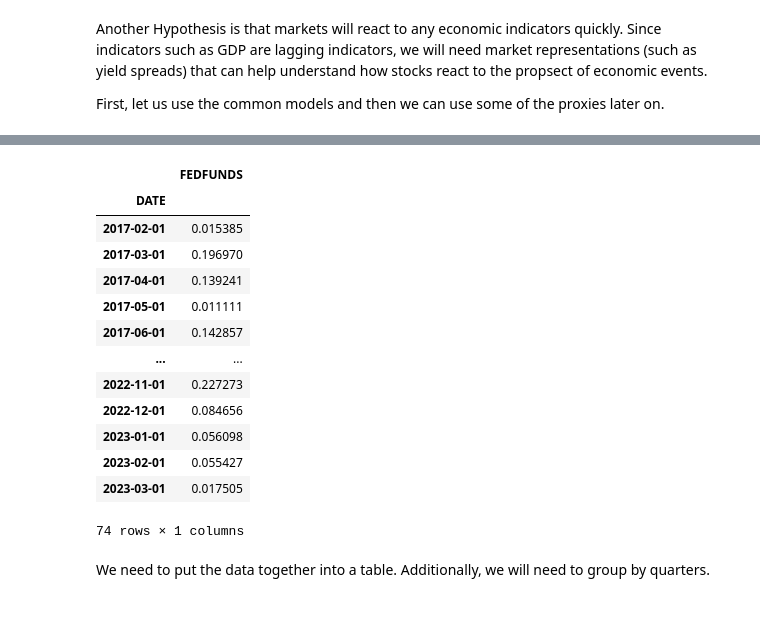
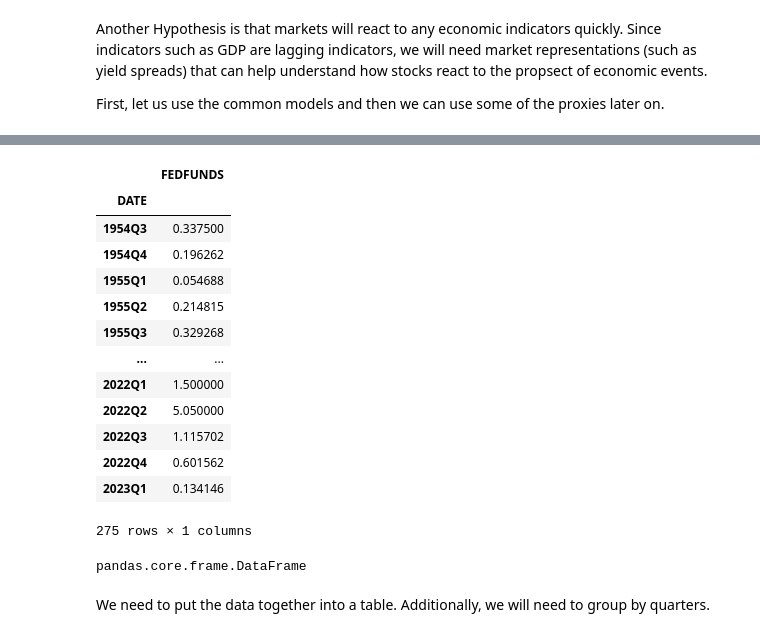
Before and after one commit to vargopal/stockMarket, a Jupyter notebook: F455_project.ipynb, the cells around one changed output, grey strips where cells are left out. Saved outputs shown, nothing was run; the diff lists cells and outputs as text; code cells hidden in the pictures.

```diff
--- a/F455_project.ipynb
+++ b/F455_project.ipynb
@@ -213,3 +196,6 @@ unemp
 # %%
 # Interest Rates (10 yr treasury rates)
 irate = pdr.get_data_fred('FEDFUNDS', 1953)
+irate = irate.pct_change().dropna()
+irate = irate.resample('Q').apply(lambda x: (1+x).product()-1)
+irate.index = irate.index.to_period('Q')
@@ -218,19 +202,23 @@ irate = irate.pct_change().dropna()
 # %%
-irate[750:]
+irate
 # %% [output]
 |  | FEDFUNDS |
 | DATE |  |
-| 2017-02-01 | 0.015385 |
-| 2017-03-01 | 0.196970 |
-| 2017-04-01 | 0.139241 |
-| 2017-05-01 | 0.011111 |
-| 2017-06-01 | 0.142857 |
+| 1954Q3 | 0.337500 |
+| 1954Q4 | 0.196262 |
+| 1955Q1 | 0.054688 |
+| 1955Q2 | 0.214815 |
+| 1955Q3 | 0.329268 |
 | ... | ... |
-| 2022-11-01 | 0.227273 |
-| 2022-12-01 | 0.084656 |
-| 2023-01-01 | 0.056098 |
-| 2023-02-01 | 0.055427 |
-| 2023-03-01 | 0.017505 |
+| 2022Q1 | 1.500000 |
+| 2022Q2 | 5.050000 |
+| 2022Q3 | 1.115702 |
+| 2022Q4 | 0.601562 |
+| 2023Q1 | 0.134146 |
-74 rows × 1 columns
+275 rows × 1 columns
+# %%
+type(irate)
+# %% [output]
+pandas.core.frame.DataFrame
 # %% [markdown]
 We need to put the data together into a table. Additionally, we will need to group by quarters.
```
Also changed, not shown: parts of 19 cells of this notebook.
